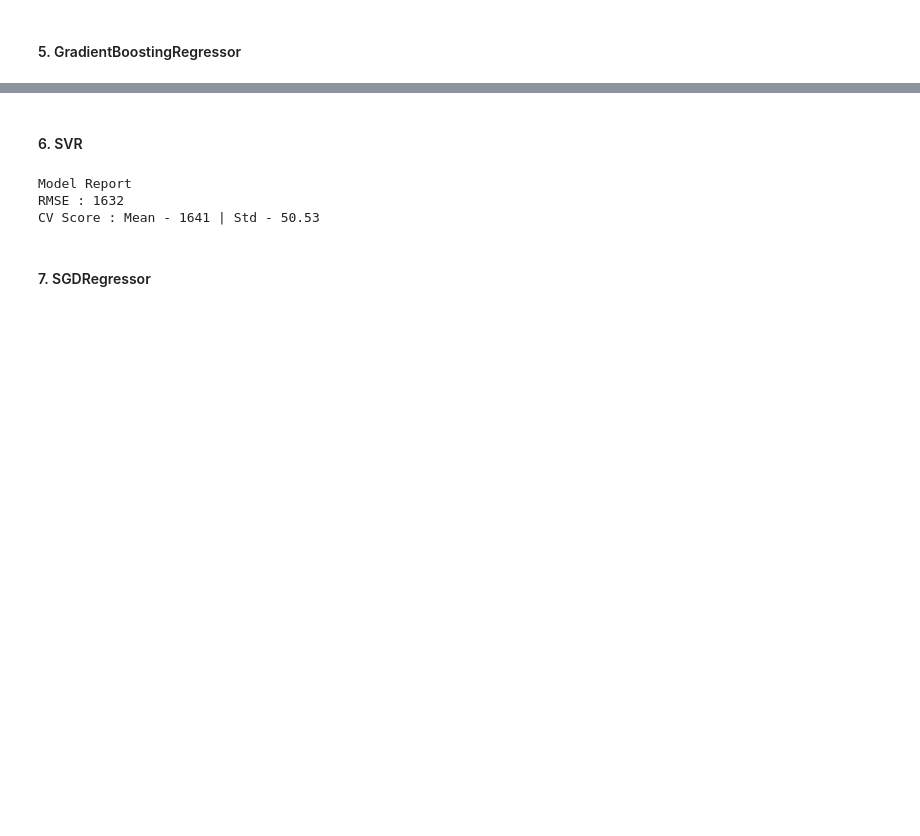
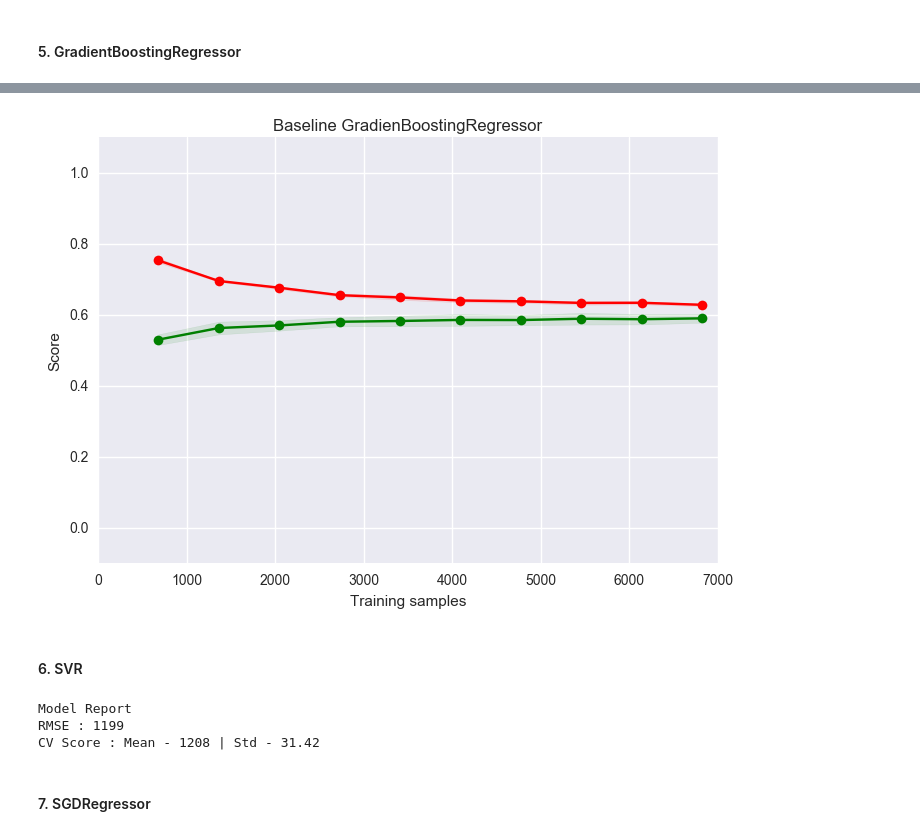
Before and after one commit to Dhrubajit-Das/MachineLearning-Projects, a Jupyter notebook: Supervised/Big Mart Sales/Model Selection and Feature Selection.ipynb, the cells around one changed output, grey strips where cells are left out. Drawn from its saved outputs; the diff is of its cells as text; code cells hidden in the pictures; blank space fills up the shorter version.

```diff
--- a/Supervised/Big Mart Sales/Model Selection and Feature Selection.ipynb
+++ b/Supervised/Big Mart Sales/Model Selection and Feature Selection.ipynb
@@ -135,13 +180,17 @@ CV Score : Mean - 1091 | Std - 19.55
+# %%
+plot_curve(gbr, XX, "Baseline GradientBoostingRegressor")
+# %% [output]
+[figure, added]
 # %% [markdown]
 #### 6. SVR
 # %%
 from sklearn.svm import SVR
-svr = SVR()
+svr = SVR(kernel='linear')
 validation_cross(svr, XX, y)
 # %% [output]
 Model Report
-RMSE : 1632
-CV Score : Mean - 1641 | Std - 50.53
+RMSE : 1199
+CV Score : Mean - 1208 | Std - 31.42
 # %% [markdown]
 #### 7. SGDRegressor
 # %%
```
Also changed, not shown: parts of 7 cells of this notebook, 3 other files.
